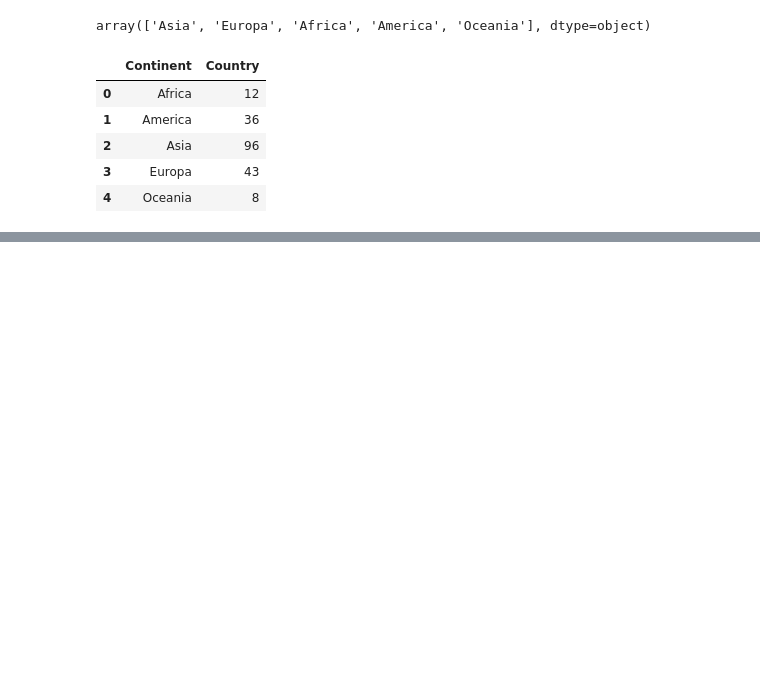
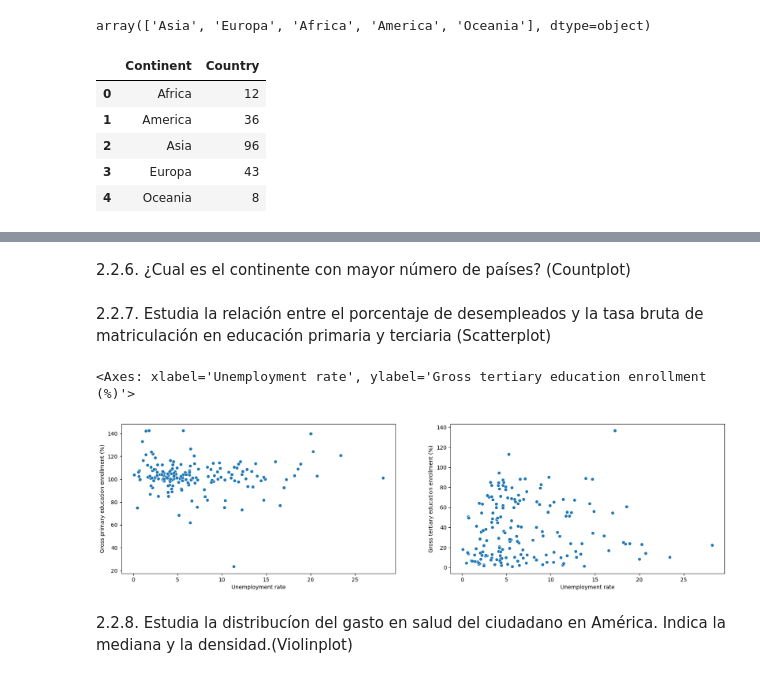
Before and after one commit to Mariadelmardp/Curso-ML, a Jupyter notebook: ejercicios/2_Visualización.ipynb, the cells around one changed output, grey strips where cells are left out. Drawn from its saved outputs; the diff is of its cells as text; code cells hidden in the pictures; blank space fills up the shorter version.

```diff
--- a/ejercicios/2_Visualización.ipynb
+++ b/ejercicios/2_Visualización.ipynb
@@ -179,0 +200,13 @@ ValueError: Mime type rendering requires nbformat>=4.2.0 but it is not installed
+# %% [markdown]
+2.2.6. ¿Cual es el continente con mayor número de países? (Countplot)
+# %% [markdown]
+2.2.7. Estudia la relación entre el porcentaje de desempleados y la tasa bruta de matriculación en educación primaria y terciaria (Scatterplot)
+# %%
+fig, axes= plt.subplots(nrows=1, ncols=2, figsize= (20, 5))
+sns.scatterplot(data=world, x='Unemployment rate', y='Gross primary education enrollment (%)', ax=axes[0])
+sns.scatterplot(data=world, x='Unemployment rate', y='Gross tertiary education enrollment (%)', ax=axes[1])
+# %% [output]
+<Axes: xlabel='Unemployment rate', ylabel='Gross tertiary education enrollment (%)'>
+[figure, added]
+# %% [markdown]
+2.2.8. Estudia la distribucíon del gasto en salud del ciudadano en América. Indica la mediana y la densidad.(Violinplot)
```
Also changed, not shown: parts of 8 cells of this notebook.
